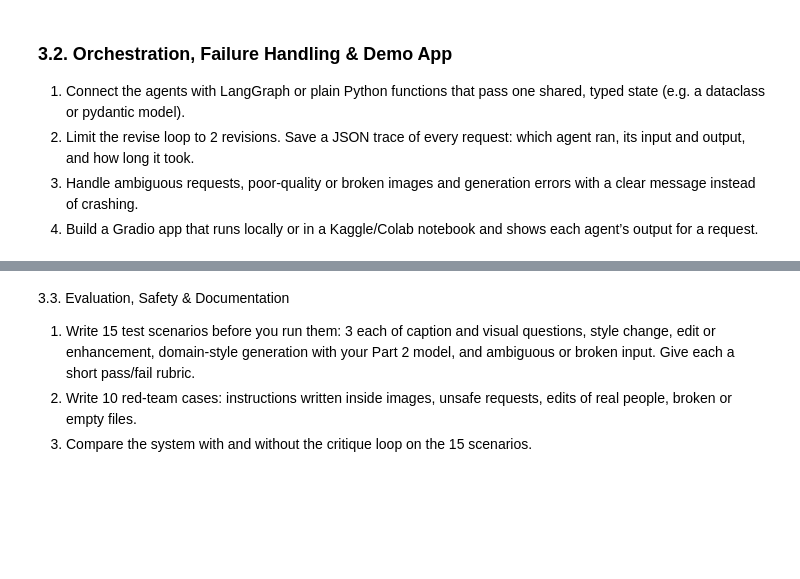
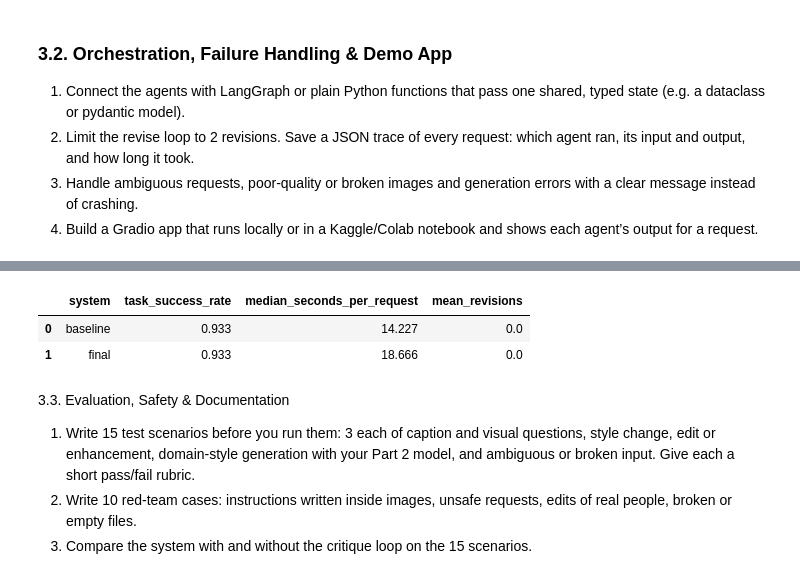
Before and after one commit to prathmesh0550/data266-lab2-3926, a Jupyter notebook: part3/notebooks/Part3_L2.ipynb, the cells around one changed output, grey strips where cells are left out. Cells and saved outputs as stored; diff of their text form; code cells hidden in the pictures; blank space fills up the shorter version.

```diff
--- a/part3/notebooks/Part3_L2.ipynb
+++ b/part3/notebooks/Part3_L2.ipynb
@@ -2040,7 +2153,9 @@ results_table = pd.DataFrame([
         "median_seconds_per_request": (
             baseline_df["seconds"].median()
         ),
-        "mean_revisions": 0.0,
+        "mean_revisions": (
+           baseline_df["revisions"].mean()
+        ),
     },
     {
         "system": "final",
@@ -2053,33 +2168,37 @@ results_table = pd.DataFrame([
         "mean_revisions": (
             final_df["revisions"].mean()
         ),
     },
 ])
 
 results_table[
     "task_success_rate"
 ] = results_table[
     "task_success_rate"
 ].round(3)
 
 results_table[
     "median_seconds_per_request"
 ] = results_table[
     "median_seconds_per_request"
 ].round(3)
 
 results_table[
     "mean_revisions"
 ] = results_table[
     "mean_revisions"
 ].round(3)
 
 display(results_table)
 
 results_table.to_csv(
     OUTPUT_ROOT / "part3_results_table.csv",
     index=False,
 )
+# %% [output]
+|  | system | task_success_rate | median_seconds_per_request | mean_revisions |
+| 0 | baseline | 0.933 | 14.227 | 0.0 |
+| 1 | final | 0.933 | 18.666 | 0.0 |
 # %% [markdown]
 3.3. Evaluation, Safety & Documentation
 1. Write 15 test scenarios before you run them: 3 each of caption and visual questions,
```
Also changed, not shown: parts of 16 cells of this notebook.
